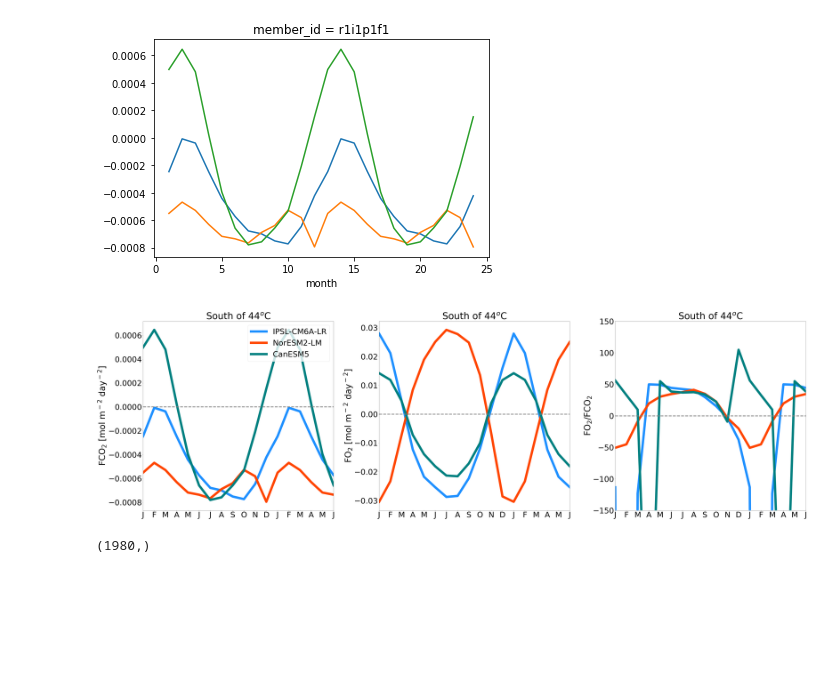
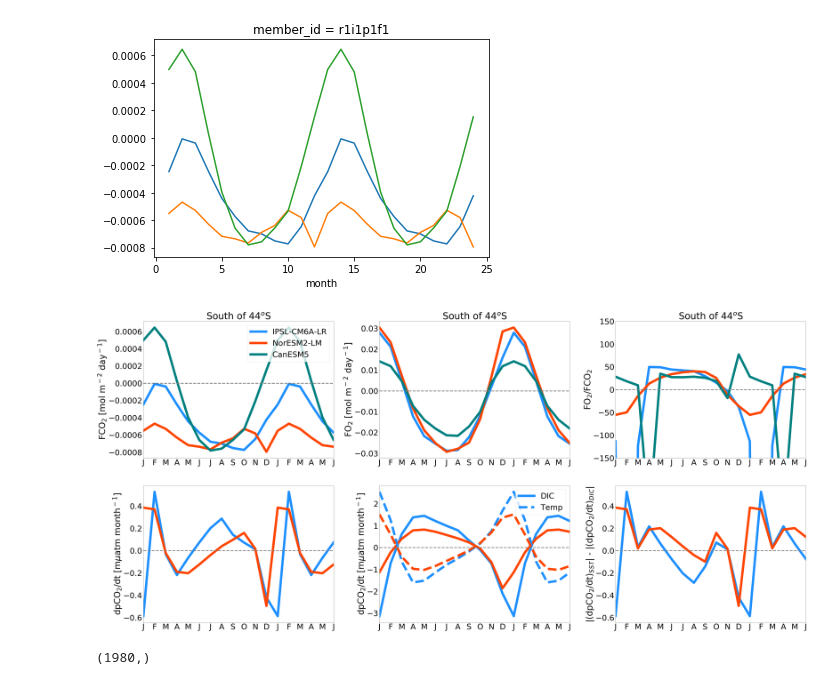
Before and after one commit to mara-freilich/cmip6hack-ocean-bgc, a Jupyter notebook: notebooks/cmip6_o2_co2_fluxes_analysis.ipynb, the cells around one changed output. Drawn from its saved outputs; the diff is of its cells as text; code cells hidden in the pictures; blank space fills up the shorter version.

```diff
--- a/notebooks/cmip6_o2_co2_fluxes_analysis.ipynb
+++ b/notebooks/cmip6_o2_co2_fluxes_analysis.ipynb
@@ -79,7 +81,7 @@ models
 # %%
 # cat.to_dataset_dict?
 # %%
-variables = ['fgo2', 'fgco2','tos','sos','o2','areacello']
+variables = ['fgo2', 'fgco2','tos','sos','spco2','areacello'] #'spco2','spco2abio',
 cat = col.search(variable_id= variables,experiment_id='historical', table_id=['Omon','Ofx'],
                       grid_label='gn', member_id='r1i1p1f1', source_id=models) #,'hfds'
 # cat.to_dataset_dict()
@@ -150,5 +140,5 @@ Attributes:
 # %%
-for k, v in dsets['fgco2'].items():
+for k, v in dsets['spco2'].items():
 #     ds = dsets[k]
 #     SO_slice = ds.where(ds[v] <= -44, drop=True).squeeze()
 
@@ -232,6 +246,13 @@ seasonal_cccma_fco2 = cccma_fco2_SO[-120:].groupby('time.month').mean('time')*un
 seasonal_ipsl_fo2 = ipsl_fo2_SO[-120:].groupby('time.month').mean('time')*units_fgo2
 seasonal_ncc_fo2 = ncc_fo2_SO[-120:].groupby('time.month').mean('time')*units_fgo2
 seasonal_cccma_fo2 = cccma_fo2_SO[-120:].groupby('time.month').mean('time')*units_fgo2
+
+seasonal_ipsl_spco2 = ipsl_spco2_SO[-120:].groupby('time.month').mean('time')
+seasonal_ncc_spco2 = ncc_spco2_SO[-120:].groupby('time.month').mean('time')
+
+seasonal_ipsl_tos = ipsl_tos_SO[-120:].groupby('time.month').mean('time')
+seasonal_ncc_tos = ncc_tos_SO[-120:].groupby('time.month').mean('time')
+seasonal_cccma_tos = cccma_tos_SO[-120:].groupby('time.month').mean('time')
 
 def F_var_x_dupl(var_sc):
     ## duplicate the times axis in the seasonal cycle
@@ -246,3 +267,10 @@ seasonal_cccma_fco2_dsc  = F_var_x_dupl(seasonal_cccma_fco2)
 seasonal_ipsl_fo2_dsc  = F_var_x_dupl(seasonal_ipsl_fo2)
 seasonal_ncc_fo2_dsc  = F_var_x_dupl(seasonal_ncc_fo2)
 seasonal_cccma_fo2_dsc  = F_var_x_dupl(seasonal_cccma_fo2)
+
+seasonal_ipsl_tos_dsc  = F_var_x_dupl(seasonal_ipsl_tos)
+seasonal_ncc_tos_dsc  = F_var_x_dupl(seasonal_ncc_tos)
+seasonal_cccma_tos_dsc  = F_var_x_dupl(seasonal_cccma_tos)
+
+seasonal_ipsl_pco2_dsc  = F_var_x_dupl(seasonal_ipsl_spco2)
+seasonal_ncc_pco2_dsc  = F_var_x_dupl(seasonal_ncc_spco2)
@@ -259,7 +359,7 @@ seasonal_ipsl_fco2_dsc.shape
 # %%
 title_font = {'fontname':'Calibri (Body) ', 'size':'80', 'color':'black', 'weight':'normal','verticalalignment':'bottom'}
 my_xticks = ['J','F','M','A', 'M','J','J','A','S','O','N','D','J','F','M','A', 'M','J','J','A','S','O','N','D']
-plt.figure(figsize=[65,20])
+plt.figure(figsize=[65,30])
 plt.rcParams['font.size'] = 50
 plt.rcParams['lines.linewidth'] = 15
 plt.rcParams['savefig.dpi'] = 200
@@ -273,7 +373,7 @@ time = range(24)
 
 
 ############
-subplot(1,3,1)
+subplot(2,3,1)
 plot(time,seasonal_ipsl_fco2_dsc,color = 'dodgerblue',label = 'IPSL-CM6A-LR')
 plot(time,seasonal_ncc_fco2_dsc,color = 'orangered',label = 'NorESM2-LM')
 plot(time,seasonal_cccma_fco2_dsc,color = 'teal',label = 'CanESM5')
@@ -283,44 +383,98 @@ plt.xticks(time, my_xticks)
 plot(time,np.transpose(np.zeros(len(time))),'--',linewidth = lz,color = 'grey')
 # plt.legend(loc = 2)
 # plt.ylim(-50,45)
-plt.title('South of 44$^o$C')
+plt.title('South of 44$^o$S')
 plt.xlim(0,17)
 # plt.title('Sub-Antarctic zone')
 plt.legend(loc = 1)
-plt.ylabel('FCO$_2$ [mol m$^-$$^2$ day$^-$$^2$]' ,fontsize = ylfz)
+plt.ylabel('FCO$_2$ [mol m$^-$$^2$ day$^-$$^1$]' ,fontsize = ylfz)
 
 
-subplot(1,3,2)
+subplot(2,3,2)
 plot(time,seasonal_ipsl_fo2_dsc,color = 'dodgerblue',label = 'IPSL-CM6A-LR')
-plot(time,seasonal_ncc_fo2_dsc,color = 'orangered',label = 'NorESM2-LM')
+plot(time,seasonal_ncc_fo2_dsc*-1,color = 'orangered',label = 'NorESM2-LM')
 plot(time,seasonal_cccma_fo2_dsc,color = 'teal',label = 'CanESM5')
 # fill_between(time, np.mean(cmip5_ddic_saz_gdicd ,0) + np.std(cmip5_ddic_saz_gdicd,0) \
 #              ,np.mean(cmip5_ddic_saz_gdicd,0) - np.std(cmip5_ddic_saz_gdicd,0),color = 'violet',alpha=0.5)
 plt.xticks(time, my_xticks)
 plot(time,np.transpose(np.zeros(len(time))),'--',linewidth = lz,color = 'grey')
 # plt.legend(loc = 2)
 # plt.ylim(-50,45)
 plt.xlim(0,17)
-plt.title('South of 44$^o$C')
+plt.title('South of 44$^o$S')
 # plt.title('Sub-Antarctic zone')
 # plt.legend(loc = 9)
-plt.ylabel('FO$_2$ [mol m$^-$$^2$ day$^-$$^2$]',fontsize = ylfz)
+plt.ylabel('FO$_2$ [mol m$^-$$^2$ day$^-$$^1$]',fontsize = ylfz)
 
-subplot(1,3,3)
+subplot(2,3,3)
 plot(time,seasonal_ipsl_fo2_dsc/seasonal_ipsl_fco2_dsc,color = 'dodgerblue',label = 'IPSL-CM6A-LR')
-plot(time,seasonal_ipsl_fo2_dsc/seasonal_ncc_fco2_dsc,color = 'orangered',label = 'NorESM2-LM')
-plot(time,seasonal_ipsl_fo2_dsc/seasonal_cccma_fco2_dsc,color = 'teal',label = 'CanESM5')
+plot(time,(seasonal_ncc_fo2_dsc*-1)/seasonal_ncc_fco2_dsc,color = 'orangered',label = 'NorESM2-LM')
+plot(time,seasonal_cccma_fo2_dsc/seasonal_cccma_fco2_dsc,color = 'teal',label = 'CanESM5')
 # fill_between(time, np.mean(cmip5_ddic_saz_gdicd ,0) + np.std(cmip5_ddic_saz_gdicd,0) \
 #              ,np.mean(cmip5_ddic_saz_gdicd,0) - np.std(cmip5_ddic_saz_gdicd,0),color = 'violet',alpha=0.5)
 plt.xticks(time, my_xticks)
 plot(time,np.transpose(np.zeros(len(time))),'--',linewidth = lz,color = 'grey')
-plt.title('South of 44$^o$C')
+plt.title('South of 44$^o$S')
 plt.ylim(-150,150)
 plt.xlim(0,17)
 # plt.title('Sub-Antarctic zone')
 # plt.legend(loc = 9)
 plt.ylabel('FO$_2$/FCO$_2$',fontsize = ylfz)
 
+
+############
+subplot(2,3,4)
+plot(time,F_dpCO2(seasonal_ipsl_pco2_dsc.values),color = 'dodgerblue',label = 'IPSL-CM6A-LR')
+plot(time,F_dpCO2(seasonal_ncc_pco2_dsc.values),color = 'orangered',label = 'NorESM2-LM')
+# fill_between(time, np.mean(cmip5_ddic_saz_gdicd ,0) + np.std(cmip5_ddic_saz_gdicd,0) \
+#              ,np.mean(cmip5_ddic_saz_gdicd,0) - np.std(cmip5_ddic_saz_gdicd,0),color = 'violet',alpha=0.5)
+plt.xticks(time, my_xticks)
+plot(time,np.transpose(np.zeros(len(time))),'--',linewidth = lz,color = 'grey')
+# plt.legend(loc = 2)
+# plt.ylim(-50,45)
+# plt.title('South of 44$^o$C')
+plt.xlim(0,17)
+# plt.title('Sub-Antarctic zone')
+# plt.legend(loc = 1)
+plt.ylabel('dpCO$_2$/dt [m$\mu$atm month$^-$$^1$]' ,fontsize = ylfz)
+
+subplot(2,3,5)
+plot(time,F_pCO2_dic(seasonal_ipsl_pco2_dsc.values,seasonal_ipsl_tos_dsc.values),color = 'dodgerblue',label = 'DIC')
+plot(time,F_pCO2_dic(seasonal_ncc_pco2_dsc.values,seasonal_ncc_tos_dsc.values),color = 'orangered')
+
+plot(time,F_pCO2_sst(seasonal_ipsl_pco2_dsc.values,seasonal_ipsl_tos_dsc.values),'--',color = 'dodgerblue',label = 'Temp')
+plot(time,F_pCO2_sst(seasonal_ncc_pco2_dsc.values,seasonal_ncc_tos_dsc.values),'--',color = 'orangered')
+
+# fill_between(time, np.mean(cmip5_ddic_saz_gdicd ,0) + np.std(cmip5_ddic_saz_gdicd,0) \
+#              ,np.mean(cmip5_ddic_saz_gdicd,0) - np.std(cmip5_ddic_saz_gdicd,0),color = 'violet',alpha=0.5)
+plt.xticks(time, my_xticks)
+plot(time,np.transpose(np.zeros(len(time))),'--',linewidth = lz,color = 'grey')
+# plt.legend(loc = 2)
+# plt.ylim(-50,45)
+# plt.title('South of 44$^o$C')
+plt.xlim(0,17)
+# plt.title('Sub-Antarctic zone')
+plt.legend(loc = 1)
+plt.ylabel('dpCO$_2$/dt [m$\mu$atm month$^-$$^1$]' ,fontsize = ylfz)
+
+subplot(2,3,6)
+plot(time,abs(F_pCO2_sst(seasonal_ipsl_pco2_dsc.values,seasonal_ipsl_tos_dsc.values)) -\
+     abs(F_pCO2_dic(seasonal_ipsl_pco2_dsc.values,seasonal_ipsl_tos_dsc.values)),color = 'dodgerblue',label = 'IPSL-CM6A-LR')
+
+plot(time,abs(F_pCO2_sst(seasonal_ncc_pco2_dsc.values,seasonal_ncc_tos_dsc.values)) -\
+     abs(F_pCO2_dic(seasonal_ncc_pco2_dsc.values,seasonal_ncc_tos_dsc.values)),color = 'orangered',label = 'NorESM2-LM')
+# fill_between(time, np.mean(cmip5_ddic_saz_gdicd ,0) + np.std(cmip5_ddic_saz_gdicd,0) \
+#              ,np.mean(cmip5_ddic_saz_gdicd,0) - np.std(cmip5_ddic_saz_gdicd,0),color = 'violet',alpha=0.5)
+plt.xticks(time, my_xticks)
+plot(time,np.transpose(np.zeros(len(time))),'--',linewidth = lz,color = 'grey')
+# plt.legend(loc = 2)
+# plt.ylim(-50,45)
+# plt.title('South of 44$^o$C')
+plt.xlim(0,17)
+# plt.title('Sub-Antarctic zone')
+# plt.legend(loc = 1)
+plt.ylabel('|(dpCO$_2$/dt)$_S$$_S$$_T$| - |(dpCO$_2$/dt)$_D$$_I$$_C$| ' ,fontsize = ylfz)
+
 plt.tight_layout()
 # %% [output]
-[figure, old version]
+[figure, new version]
```
Also changed, not shown: parts of 18 cells of this notebook.
